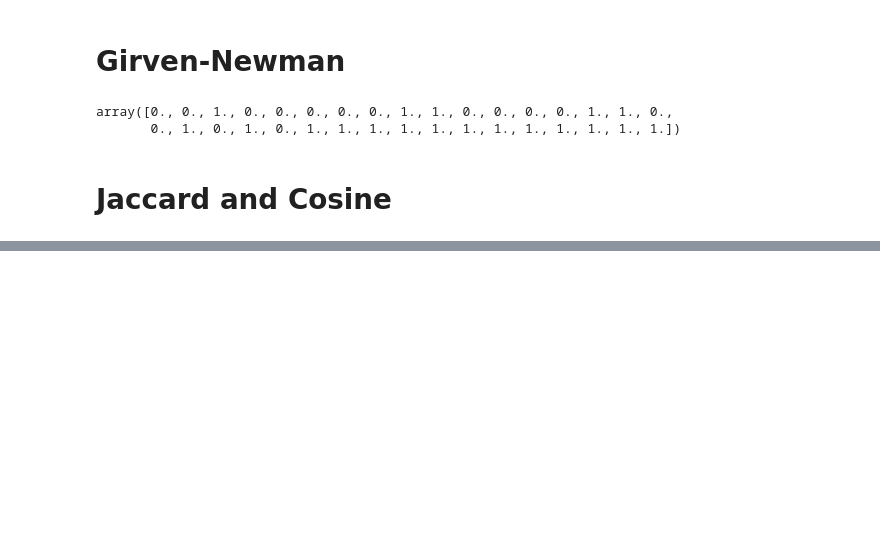
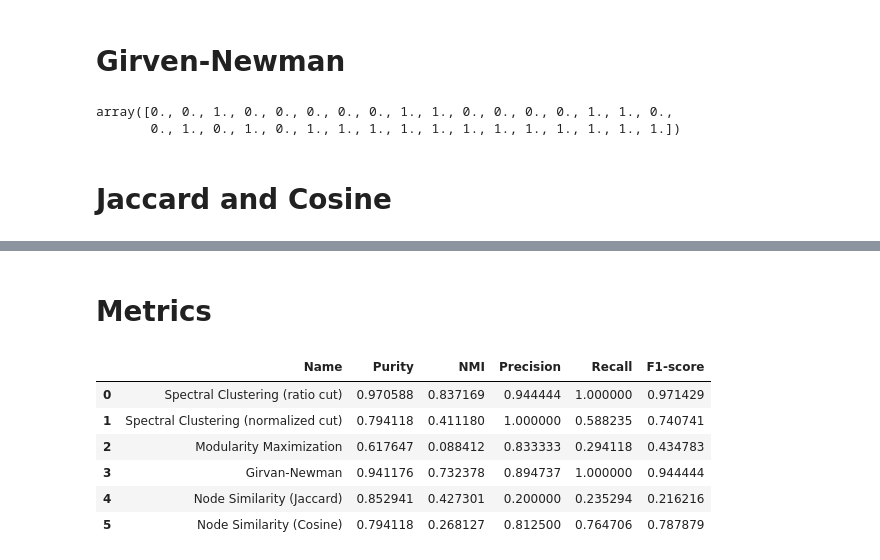
Before and after one commit to Isaacwilliam4/graphmining, a Jupyter notebook: assignments/assignment6.ipynb, the cells around one changed output, grey strips where cells are left out. Cells and saved outputs as stored; diff of their text form; code cells hidden in the pictures; blank space fills up the shorter version.

```diff
--- a/assignments/assignment6.ipynb
+++ b/assignments/assignment6.ipynb
@@ -251,0 +249,47 @@ def purity_score(y_true, y_pred):
+# %% [markdown]
+# Metrics
+# %%
+import pandas as pd
+from sklearn.metrics import normalized_mutual_info_score, precision_score, recall_score, f1_score
+
+
+labels_dict = {
+  "Spectral Clustering (ratio cut)": l_labels,
+  "Spectral Clustering (normalized cut)": nl_labels,
+  "Modularity Maximization": m_labels,
+  "Girvan-Newman": gn_pred_labels,
+  "Node Similarity (Jaccard)": jaccard_labels,
+  "Node Similarity (Cosine)": cosine_labels
+}
+
+metrics_df = []
+
+for key, val in labels_dict.items():
+    purity = purity_score(true_labels, val)
+    nmi = normalized_mutual_info_score(true_labels, val)
+    precision = precision_score(true_labels, val)
+    recall = recall_score(true_labels, val)
+    f1 = f1_score(true_labels, val)
+
+    row = {
+        "Name": key,
+        "Purity": purity,
+        "NMI": nmi,
+        "Precision": precision,
+        "Recall": recall,
+        "F1-score": f1
+    }
+
+    metrics_df.append(row)
+
+metrics_df = pd.DataFrame(metrics_df)
+# %%
+metrics_df.head(10)
+# %% [output]
+|  | Name | Purity | NMI | Precision | Recall | F1-score |
+| 0 | Spectral Clustering (ratio cut) | 0.970588 | 0.837169 | 0.944444 | 1.000000 | 0.971429 |
+| 1 | Spectral Clustering (normalized cut) | 0.794118 | 0.411180 | 1.000000 | 0.588235 | 0.740741 |
+| 2 | Modularity Maximization | 0.617647 | 0.088412 | 0.833333 | 0.294118 | 0.434783 |
+| 3 | Girvan-Newman | 0.941176 | 0.732378 | 0.894737 | 1.000000 | 0.944444 |
+| 4 | Node Similarity (Jaccard) | 0.852941 | 0.427301 | 0.200000 | 0.235294 | 0.216216 |
+| 5 | Node Similarity (Cosine) | 0.794118 | 0.268127 | 0.812500 | 0.764706 | 0.787879 |
```
Also changed, not shown: parts of 3 cells of this notebook.
